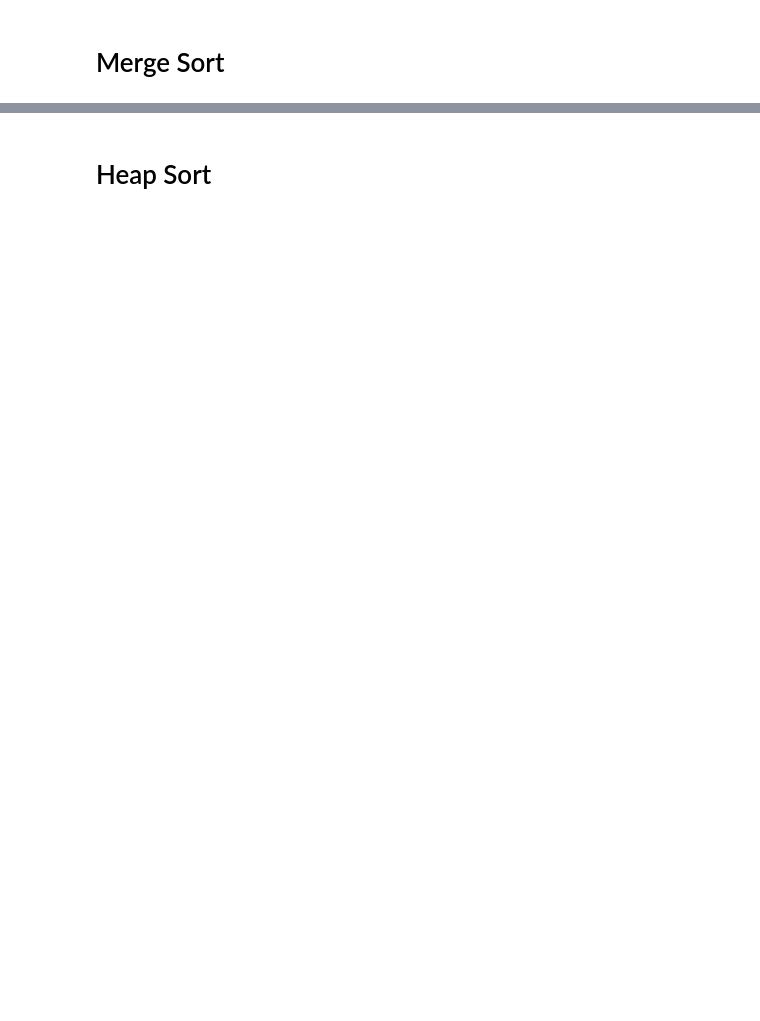
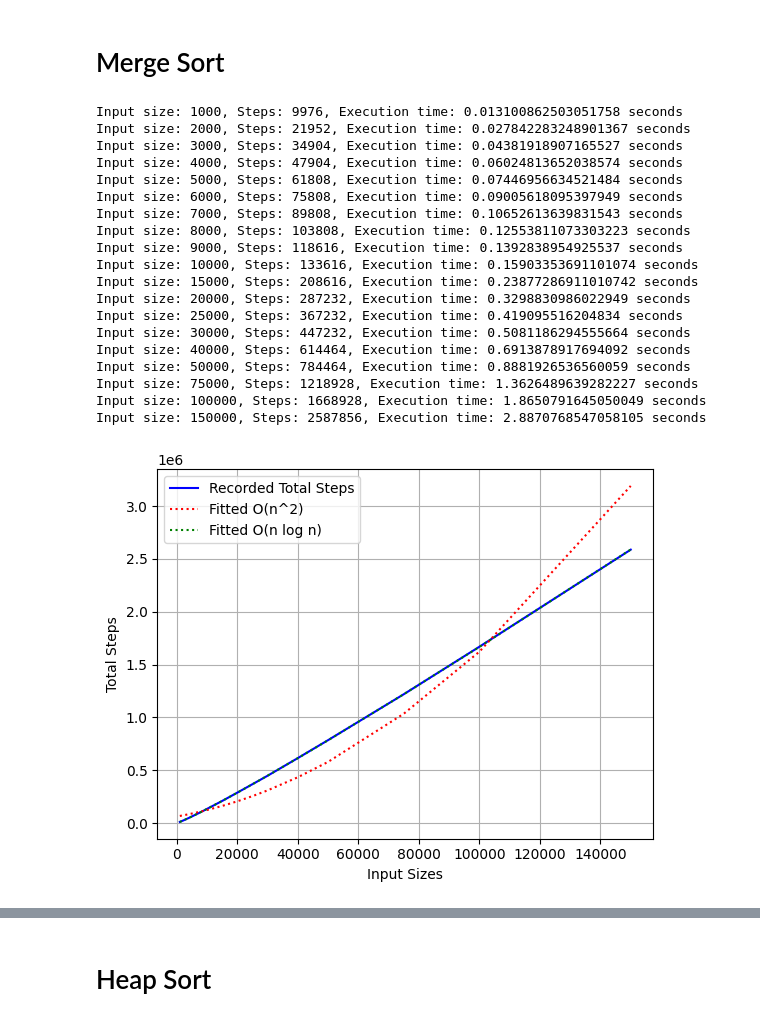
Before and after one commit to TimLindeijer/DAT600, a Jupyter notebook: Assignment 1/Task1.ipynb, the cells around one changed output, grey strips where cells are left out. Cells and saved outputs as stored; diff of their text form; code cells hidden in the pictures; blank space fills up the shorter version.

```diff
--- a/Assignment 1/Task1.ipynb
+++ b/Assignment 1/Task1.ipynb
@@ -7,0 +3,9 @@ input_sizes = [10, 100, 1000, 10000]
+# %%
+import random
+import time
+from matplotlib import pyplot as plt
+from scipy import stats
+import numpy as np
+
+input_sizes_merge = [1000, 2000, 3000, 4000, 5000, 6000, 7000, 8000, 9000, 10000, 15000, 20000, 25000]#, 30000, 40000, 50000, 75000, 100000, 150000]
+input_sizes = [1000, 2000, 3000, 4000, 5000, 6000, 7000, 8000, 9000, 10000, 15000, 20000, 25000, 30000, 40000, 50000, 75000, 100000, 150000]
@@ -58,30 +118,59 @@ def merge(arr, left, right):
         j += 1
         k += 1
         steps += 1
 
     return steps
 
 def merge_sort(arr):
     steps = 0
     if len(arr) > 1:
         mid = len(arr) // 2
         left = arr[:mid]
         right = arr[mid:]
 
         steps += merge_sort(left)
         steps += merge_sort(right)
 
         steps += merge(arr, left, right)
 
     return steps
 
+steps_arr = []
+time_arr = []
 for size in input_sizes:
     arr = random.sample(range(size), size)  # Generate a random array of given size
     start_time = time.time()
 
     steps = merge_sort(arr)
 
     end_time = time.time()
     execution_time = end_time - start_time
+    steps_arr.append(steps)
+    time_arr.append(execution_time)
 
     print(f"Input size: {size}, Steps: {steps}, Execution time: {execution_time} seconds")
+
+
+plot_arrays(input_sizes, steps_arr, "Total Steps")
+plot_arrays(input_sizes, time_arr, "Execution Time")
+# %% [output]
+Input size: 1000, Steps: 9976, Execution time: 0.013100862503051758 seconds
+Input size: 2000, Steps: 21952, Execution time: 0.027842283248901367 seconds
+Input size: 3000, Steps: 34904, Execution time: 0.04381918907165527 seconds
+Input size: 4000, Steps: 47904, Execution time: 0.06024813652038574 seconds
+Input size: 5000, Steps: 61808, Execution time: 0.07446956634521484 seconds
+Input size: 6000, Steps: 75808, Execution time: 0.09005618095397949 seconds
+Input size: 7000, Steps: 89808, Execution time: 0.10652613639831543 seconds
+Input size: 8000, Steps: 103808, Execution time: 0.12553811073303223 seconds
+Input size: 9000, Steps: 118616, Execution time: 0.1392838954925537 seconds
+Input size: 10000, Steps: 133616, Execution time: 0.15903353691101074 seconds
+Input size: 15000, Steps: 208616, Execution time: 0.23877286911010742 seconds
+Input size: 20000, Steps: 287232, Execution time: 0.3298830986022949 seconds
+Input size: 25000, Steps: 367232, Execution time: 0.419095516204834 seconds
+Input size: 30000, Steps: 447232, Execution time: 0.5081186294555664 seconds
+Input size: 40000, Steps: 614464, Execution time: 0.6913878917694092 seconds
+Input size: 50000, Steps: 784464, Execution time: 0.8881926536560059 seconds
+Input size: 75000, Steps: 1218928, Execution time: 1.3626489639282227 seconds
+Input size: 100000, Steps: 1668928, Execution time: 1.8650791645050049 seconds
+Input size: 150000, Steps: 2587856, Execution time: 2.8870768547058105 seconds
+[figure, added]
```
Also changed, not shown: parts of 7 cells of this notebook.
